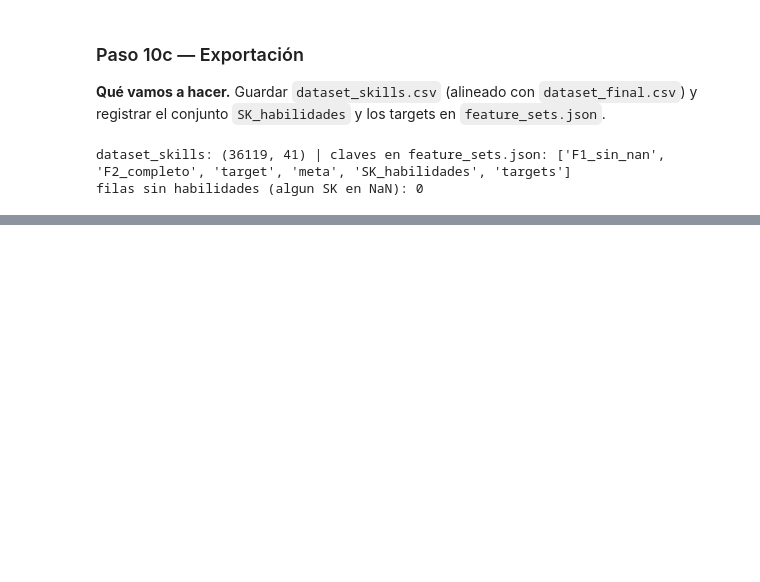
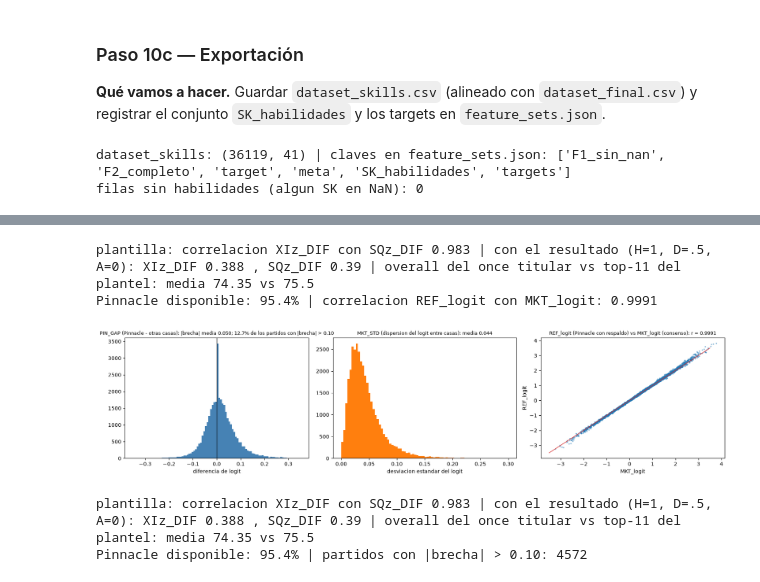
Before and after one commit to jcarlos-t/MLProject, a Jupyter notebook: scripts/notebooks/02_feature.ipynb, the cells around one changed output, grey strips where cells are left out. Cells and saved outputs as stored; diff of their text form; code cells hidden in the pictures; blank space fills up the shorter version.

```diff
--- a/scripts/notebooks/02_feature.ipynb
+++ b/scripts/notebooks/02_feature.ipynb
@@ -380,9 +349,8 @@ df_final = df_clean[FEATURES + [TARGET, 'Date', 'HomeTeam', 'AwayTeam', 'Div', '
 df_final['Date_dt'] = pd.to_datetime(df_final['Date'], dayfirst=True, format='mixed', errors='coerce')
 
 cuotas_purge = [c for c in CUOTAS if c in df_final.columns]
-ausentes = [c for c in df_final.columns if c.endswith('_Ausente')]
-df_final = df_final.drop(columns=cuotas_purge + ausentes)
-print('df_final:', df_final.shape, '| cuotas crudas eliminadas:', len(cuotas_purge), '| banderas *_Ausente eliminadas:', len(ausentes))
+df_final = df_final.drop(columns=cuotas_purge)
+print('df_final:', df_final.shape, '| cuotas crudas eliminadas:', len(cuotas_purge))
 # %% [output]
 partidos sin ninguna cuota: 31 | casas por partido (min/mediana): 1 4
 MKT_margin min/mediana/max: 0.023 0.052 0.181
@@ -620,7 +588,7 @@ def agregar(g):
         g = g.nlargest(11, 'overall')
     gk = g[g['club_position'] == 'GK']
     campo = g[g['club_position'] != 'GK']
-    out = {'n_xi': len(g), 'n_gk': len(gk)}
+    out = {'n_xi': len(g), 'n_gk': len(gk), 'xi_overall': g['overall'].mean()}
     for s in FIELD_SK:
         out[s] = campo[s].nlargest(4).mean()
     for s in GK_SK:
@@ -778,0 +761,45 @@ filas sin habilidades (algun SK en NaN): 0
+# %%
+warnings.filterwarnings('ignore', category=RuntimeWarning)
+orig_ids = np.where(keep)[0]                                   # filas de matches_clean que quedaron en df_final
+LG = np.log(_P[:, :, 0] / _P[:, :, 2])                         # logit por casa, forma (4 casas, N partidos); NaN si la casa no publico
+PS_ = 2                                                        # indice de Pinnacle en BOOKS
+ps_ok = ~np.isnan(LG[PS_])
+with np.errstate(all='ignore'):
+    cons_logit, cons_pD = np.log(P[:, 0] / P[:, 2]), P[:, 1]
+    REF_logit = np.where(ps_ok, LG[PS_], cons_logit); REF_pD = np.where(ps_ok, _P[PS_, :, 1], cons_pD)
+    n_obs_casas = (~np.isnan(LG)).sum(0)
+    MKT_STD = np.where(n_obs_casas >= 2, np.nanstd(LG, axis=0), 0.0)
+    otras = np.nanmean(np.delete(LG, PS_, axis=0), axis=0)
+    PIN_GAP = np.where(ps_ok & ~np.isnan(otras), LG[PS_] - otras, 0.0)
+EX = pd.DataFrame({'REF_logit': REF_logit, 'REF_pD': REF_pD, 'MKT_STD': MKT_STD, 'PIN_GAP': PIN_GAP}).loc[orig_ids].reset_index(drop=True)
+
+away_sq = df_final['HomeTeam_sq_top11_mean'] - df_final['DIF_sq_top11']
+grp = df_final['Div'].astype(str) + df_final['Season'].astype(str)
+allsq = pd.concat([pd.DataFrame({'g': grp, 'v': df_final['HomeTeam_sq_top11_mean']}), pd.DataFrame({'g': grp, 'v': away_sq})])
+mu, sd = allsq.groupby('g')['v'].mean(), allsq.groupby('g')['v'].std()
+EX['SQz_H'] = ((df_final['HomeTeam_sq_top11_mean'] - grp.map(mu)) / grp.map(sd)).to_numpy(); EX['SQz_DIF'] = (df_final['DIF_sq_top11'] / grp.map(sd)).to_numpy()
+# once titular (Paso 10: sk_team trae el promedio de overall de los 11 titulares por club y temporada), normalizado por liga-temporada
+xi_t = sk_team[['Season', 'Div', 'Team', 'xi_overall']]
+XI_H = base_m.merge(xi_t.rename(columns={'Team': 'HomeTeam', 'xi_overall': 'v'}), on=['Season', 'Div', 'HomeTeam'], how='left')['v'].to_numpy()
+XI_A = base_m.merge(xi_t.rename(columns={'Team': 'AwayTeam', 'xi_overall': 'v'}), on=['Season', 'Div', 'AwayTeam'], how='left')['v'].to_numpy()
+assert not np.isnan(XI_H).any() and not np.isnan(XI_A).any(), 'faltan titulares'
+allxi = pd.concat([pd.DataFrame({'g': grp.to_numpy(), 'v': XI_H}), pd.DataFrame({'g': grp.to_numpy(), 'v': XI_A})])
+mux, sdx = allxi.groupby('g')['v'].mean(), allxi.groupby('g')['v'].std()
+EX['XIz_H'] = ((XI_H - grp.map(mux).to_numpy()) / grp.map(sdx).to_numpy()); EX['XIz_DIF'] = ((XI_H - XI_A) / grp.map(sdx).to_numpy())
+assert EX.notna().all().all() and len(EX) == len(df_final)
+print('plantilla: correlacion XIz_DIF con SQz_DIF', round(float(EX.XIz_DIF.corr(EX.SQz_DIF)), 3), '| con el resultado (H=1, D=.5, A=0):', 'XIz_DIF', round(float(EX.XIz_DIF.corr(df_final['FTR'].map({'H': 1.0, 'D': 0.5, 'A': 0.0}))), 3), ', SQz_DIF', round(float(EX.SQz_DIF.corr(df_final['FTR'].map({'H': 1.0, 'D': 0.5, 'A': 0.0}))), 3), '| overall del once titular vs top-11 del plantel: media', round(float(XI_H.mean()), 2), 'vs', round(float(df_final['HomeTeam_sq_top11_mean'].mean()), 2))
+print('Pinnacle disponible:', f'{ps_ok[keep].mean():.1%}', '| correlacion REF_logit con MKT_logit:', round(float(np.corrcoef(EX.REF_logit, df_final.MKT_logit)[0, 1]), 4))
+fig, axs = plt.subplots(1, 3, figsize=(17, 4.2))
+axs[0].hist(EX.PIN_GAP, bins=100, range=(-0.35, 0.35), color='steelblue'); axs[0].axvline(0, color='k', lw=0.8); axs[0].set_title(f'PIN_GAP (Pinnacle - otras casas): |brecha| media {EX.PIN_GAP.abs().mean():.3f}; {(EX.PIN_GAP.abs() > 0.10).mean():.1%} de los partidos con |brecha| > 0.10', fontsize=9); axs[0].set_xlabel('diferencia de logit')
+axs[1].hist(EX.MKT_STD, bins=80, range=(0, 0.3), color='tab:orange'); axs[1].set_title(f'MKT_STD (dispersion del logit entre casas): media {EX.MKT_STD.mean():.3f}', fontsize=9); axs[1].set_xlabel('desviacion estandar del logit')
+m_ = np.random.default_rng(0).choice(len(EX), 4000, replace=False); axs[2].scatter(df_final.MKT_logit.to_numpy()[m_], EX.REF_logit.to_numpy()[m_], s=3, alpha=0.4); axs[2].plot([-3.5, 3.5], [-3.5, 3.5], color='tab:red', lw=1)
+axs[2].set_title(f"REF_logit (Pinnacle con respaldo) vs MKT_logit (consenso): r = {np.corrcoef(EX.REF_logit, df_final.MKT_logit)[0, 1]:.4f}", fontsize=9); axs[2].set_xlabel('MKT_logit'); axs[2].set_ylabel('REF_logit')
+plt.tight_layout(); plt.show()
+print('plantilla: correlacion XIz_DIF con SQz_DIF', round(float(EX.XIz_DIF.corr(EX.SQz_DIF)), 3), '| con el resultado (H=1, D=.5, A=0):', 'XIz_DIF', round(float(EX.XIz_DIF.corr(df_final['FTR'].map({'H': 1.0, 'D': 0.5, 'A': 0.0}))), 3), ', SQz_DIF', round(float(EX.SQz_DIF.corr(df_final['FTR'].map({'H': 1.0, 'D': 0.5, 'A': 0.0}))), 3), '| overall del once titular vs top-11 del plantel: media', round(float(XI_H.mean()), 2), 'vs', round(float(df_final['HomeTeam_sq_top11_mean'].mean()), 2))
+print('Pinnacle disponible:', f'{ps_ok[keep].mean():.1%}', '| partidos con |brecha| > 0.10:', int((EX.PIN_GAP.abs() > 0.10).sum()))
+# %% [output]
+plantilla: correlacion XIz_DIF con SQz_DIF 0.983 | con el resultado (H=1, D=.5, A=0): XIz_DIF 0.388 , SQz_DIF 0.39 | overall del once titular vs top-11 del plantel: media 74.35 vs 75.5
+Pinnacle disponible: 95.4% | correlacion REF_logit con MKT_logit: 0.9991
+[figure, added]
+plantilla: correlacion XIz_DIF con SQz_DIF 0.983 | con el resultado (H=1, D=.5, A=0): XIz_DIF 0.388 , SQz_DIF 0.39 | overall del once titular vs top-11 del plantel: media 74.35 vs 75.5
+Pinnacle disponible: 95.4% | partidos con |brecha| > 0.10: 4572
```
Also changed, not shown: parts of 35 cells of this notebook, 54 other files.
